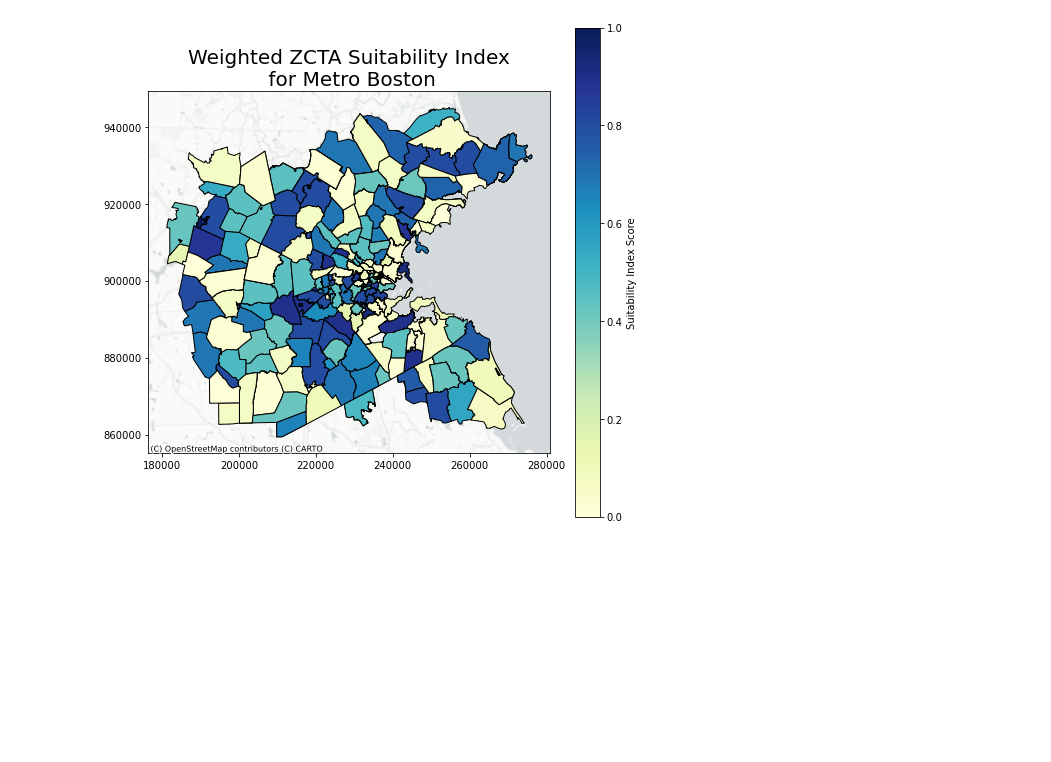
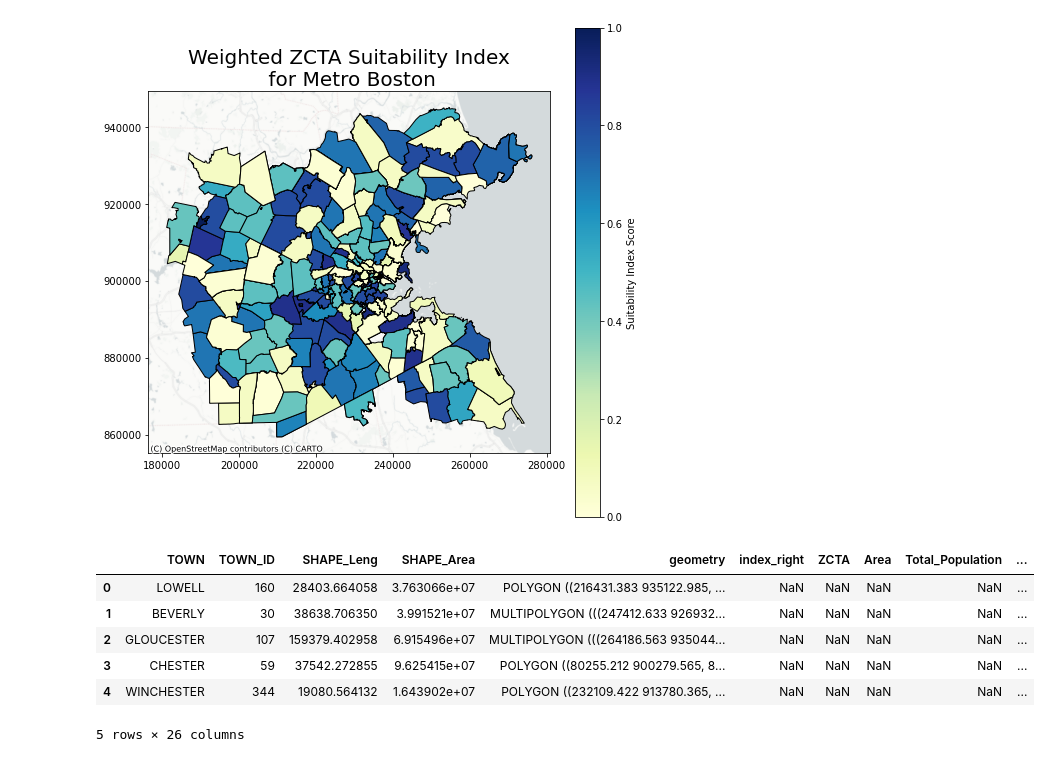
Before and after one commit to jess-wilson2020/uep239-final-project, a Jupyter notebook: uep239-final-project.ipynb, the cells around one changed output. Saved outputs shown, nothing was run; the diff lists cells and outputs as text; code cells hidden in the pictures; blank space fills up the shorter version.

```diff
--- a/uep239-final-project.ipynb
+++ b/uep239-final-project.ipynb
@@ -1100,3 +1111,15 @@ ax12.set_title("Weighted ZCTA Suitability Index\n for Metro Boston", fontsize=20
 plt.show()
 # %% [output]
 [figure]
+# %%
+# Spatial join ZCTAs to MA town to see which towns have most suitable ZCTAs:
+town_zcta = gpd.sjoin(town, mpo_zcta_final, how='left', op='contains')
+town_zcta.head()
+# %% [output]
+|  | TOWN | TOWN_ID | SHAPE_Leng | SHAPE_Area | geometry | index_right | ZCTA | Area | Total_Population | ... |
+| 0 | LOWELL | 160 | 28403.664058 | 3.763066e+07 | POLYGON ((216431.383 935122.985, ... | NaN | NaN | NaN | NaN | ... |
+| 1 | BEVERLY | 30 | 38638.706350 | 3.991521e+07 | MULTIPOLYGON (((247412.633 926932... | NaN | NaN | NaN | NaN | ... |
+| 2 | GLOUCESTER | 107 | 159379.402958 | 6.915496e+07 | MULTIPOLYGON (((264186.563 935044... | NaN | NaN | NaN | NaN | ... |
+| 3 | CHESTER | 59 | 37542.272855 | 9.625415e+07 | POLYGON ((80255.212 900279.565, 8... | NaN | NaN | NaN | NaN | ... |
+| 4 | WINCHESTER | 344 | 19080.564132 | 1.643902e+07 | POLYGON ((232109.422 913780.365, ... | NaN | NaN | NaN | NaN | ... |
+5 rows × 26 columns
```
Also changed, not shown: parts of 11 cells of this notebook.
